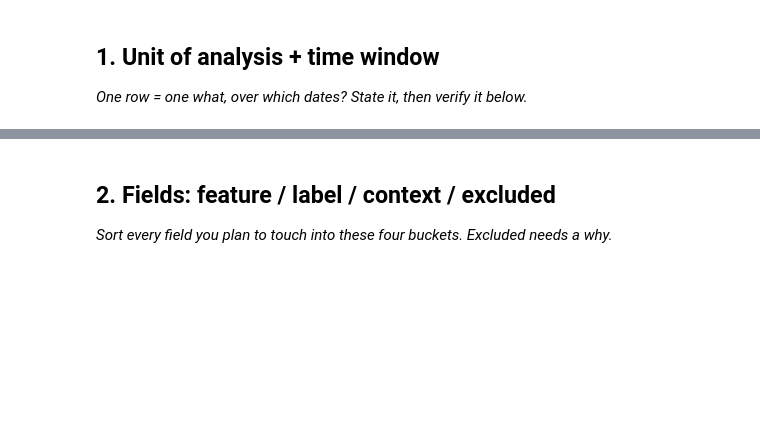
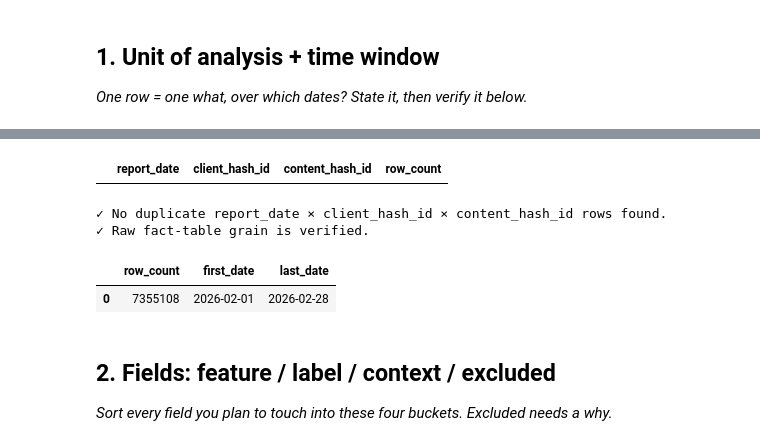
Before and after one commit to saarthak181/FlyRankAI_Assignments, a Jupyter notebook: work/notebooks/w03_data_contract.ipynb, the cells around one changed output, grey strips where cells are left out. Saved outputs shown, nothing was run; the diff lists cells and outputs as text; code cells hidden in the pictures; blank space fills up the shorter version.

```diff
--- a/work/notebooks/w03_data_contract.ipynb
+++ b/work/notebooks/w03_data_contract.ipynb
@@ -16,3 +116,43 @@ This skeleton is yours to fill. Work the sections **in order** — each one has
+# %%
+grain_check = con.sql(f"""
+    SELECT
+        report_date,
+        client_hash_id,
+        content_hash_id,
+        COUNT(*) AS row_count
+    FROM read_parquet('{FEB}')
+    GROUP BY
+        report_date,
+        client_hash_id,
+        content_hash_id
+    HAVING COUNT(*) > 1
+    LIMIT 5
+""").fetchdf()
+
+display(grain_check)
+
+if len(grain_check) == 0:
+    print("✓ No duplicate report_date × client_hash_id × content_hash_id rows found.")
+    print("✓ Raw fact-table grain is verified.")
+else:
+    print("⚠ Duplicate rows found. Inspect the table above.")
+# %% [output]
+|  | report_date | client_hash_id | content_hash_id | row_count |
+✓ No duplicate report_date × client_hash_id × content_hash_id rows found.
+✓ Raw fact-table grain is verified.
+# %%
+feb_window = con.sql(f"""
+    SELECT
+        COUNT(*) AS row_count,
+        MIN(report_date) AS first_date,
+        MAX(report_date) AS last_date
+    FROM read_parquet('{FEB}')
+""").fetchdf()
+
+display(feb_window)
+# %% [output]
+|  | row_count | first_date | last_date |
+| 0 | 7355108 | 2026-02-01 | 2026-02-28 |
 # %% [markdown]
 ## 2. Fields: feature / label / context / excluded
 
```
Also changed, not shown: parts of 17 cells of this notebook.
